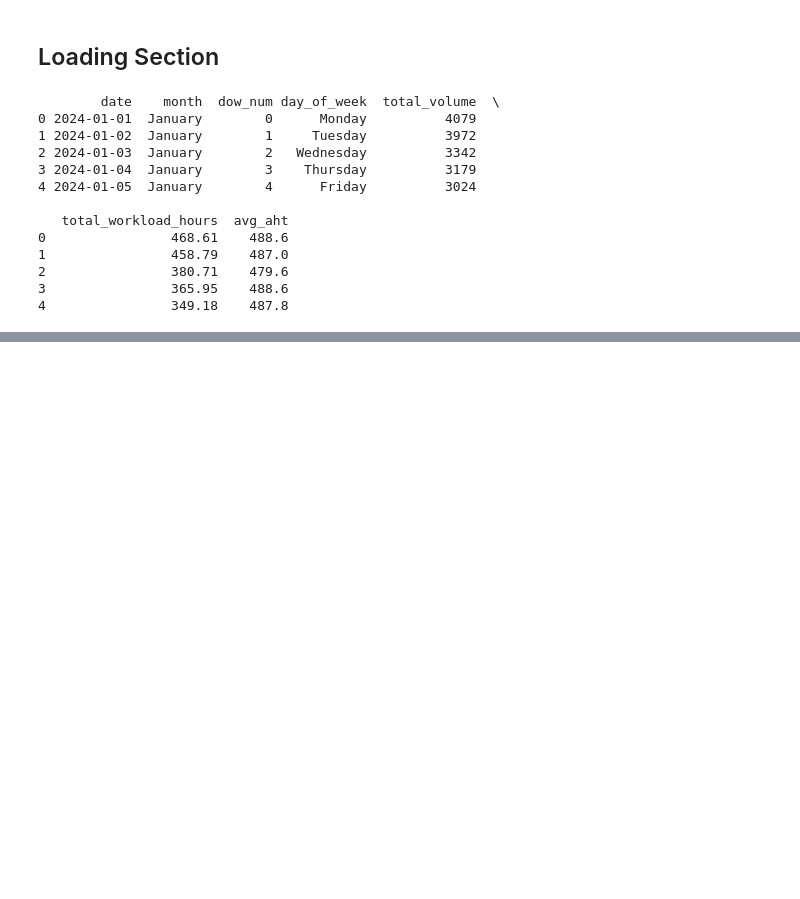
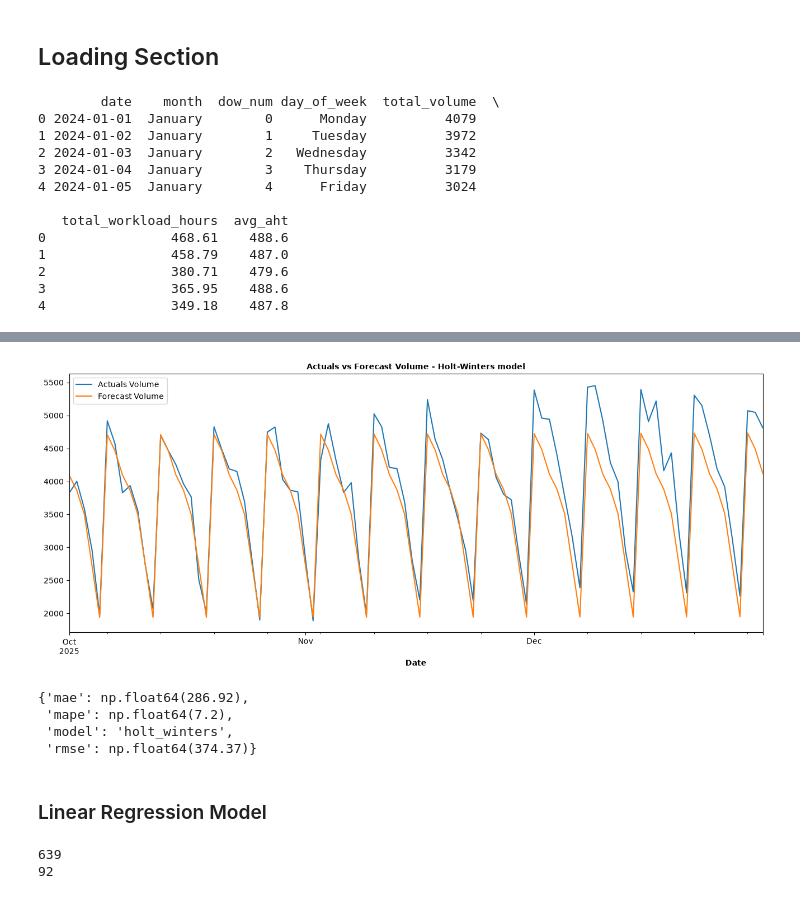
Before and after one commit to Ashish-Krishna-K/workforce_forecasting_and_capacity_planning_analytics, a Jupyter notebook: notebooks/02_forecasting.ipynb, the cells around one changed output, grey strips where cells are left out. Drawn from its saved outputs; the diff is of its cells as text; code cells hidden in the pictures; blank space fills up the shorter version.

```diff
--- a/notebooks/02_forecasting.ipynb
+++ b/notebooks/02_forecasting.ipynb
@@ -74,0 +183,10 @@ Duplicate values:
+# %%
+model = ExponentialSmoothing(
+    endog=training_data['total_volume'],
+    trend="mul",
+    seasonal="mul",
+    seasonal_periods=7
+)
+model_fit = model.fit()
+testing_data['holt_winters_forecast'] = model_fit.forecast(steps=92).round(2)
+pprint(testing_data.head())
@@ -74,0 +207,66 @@ Duplicate values:
+# %%
+testing_data.plot(
+    x='date',
+    y=['total_volume', 'holt_winters_forecast'],
+    figsize=(16, 6)
+)
+plt.title('Actuals vs Forecast Volume - Holt-Winters model', fontsize=10, fontweight='bold')
+plt.legend(['Actuals Volume', 'Forecast Volume'])
+plt.xlabel('Date', fontweight='bold')
+plt.show()
+# %% [output]
+[figure, added]
+# %%
+holt_winters_errors = {
+    "model": "holt_winters",
+    "mae": round(
+        (testing_data['total_volume'] - testing_data['holt_winters_forecast'])
+        .abs()
+        .mean()
+    , 2),
+    "rmse": round(
+        np.sqrt(
+            (
+                (testing_data['total_volume'] - testing_data['holt_winters_forecast']) ** 2
+            )
+            .mean()
+        )
+    , 2),
+    "mape": round(
+        (
+            (
+                (testing_data['total_volume'] - testing_data['holt_winters_forecast']).abs() /
+                testing_data['total_volume']
+            )
+            .mean() * 100
+        )
+    , 2)
+}
+pprint(holt_winters_errors)
+# %% [output]
+{'mae': np.float64(286.92),
+ 'mape': np.float64(7.2),
+ 'model': 'holt_winters',
+ 'rmse': np.float64(374.37)}
+# %% [markdown]
+### Linear Regression Model
+# %%
+regression_analysis = actual_volume.assign(
+    day_index =lambda df: range(len(df))
+).drop(columns=["dow_num"])
+one_hot_encoded = pd.get_dummies(
+    regression_analysis,
+    prefix=["dow", "month"],
+    columns=["day_of_week", "month"]
+)
+regression_training_data = one_hot_encoded.loc[
+    one_hot_encoded['date'].between(training_start_date, training_end_date)
+]
+regression_test_data = one_hot_encoded.loc[
+    one_hot_encoded['date'].between(testing_start_date, testing_end_date)
+]
+print(len(regression_training_data))
+print(len(regression_test_data))
+# %% [output]
+639
+92
```
Also changed, not shown: parts of 29 cells of this notebook.
